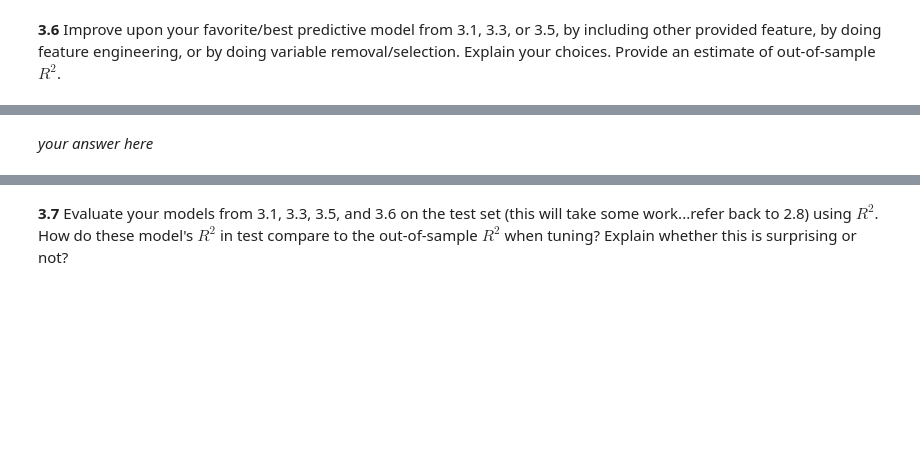
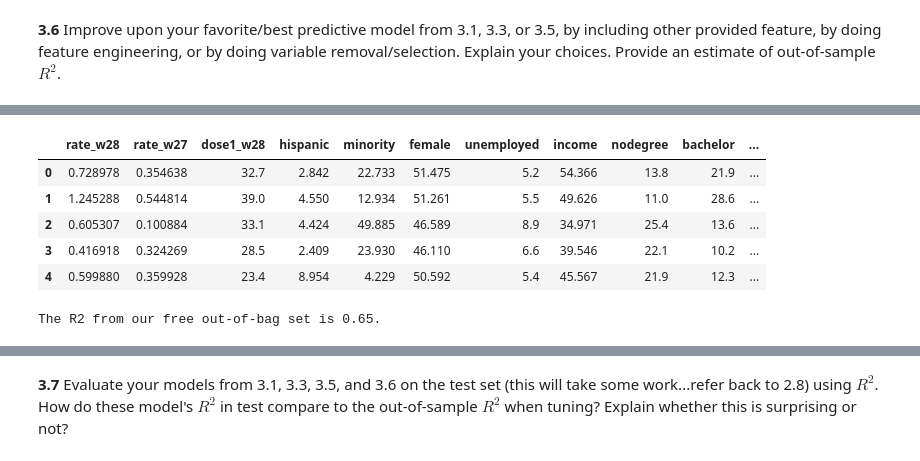
Before and after one commit to kkvalsvik/DataScience_cs109a_Harvard, a Jupyter notebook: cs_s109a_finalexam_2021.ipynb, the cells around one changed output, grey strips where cells are left out. Saved outputs shown, nothing was run; the diff lists cells and outputs as text; code cells hidden in the pictures; blank space fills up the shorter version.

```diff
--- a/cs_s109a_finalexam_2021.ipynb
+++ b/cs_s109a_finalexam_2021.ipynb
@@ -1076,2 +1050,15 @@ SyntaxError: invalid syntax (<ipython-input-40-cf0dfaaa0c3b>, line 3)
-# %% [markdown]
-*your answer here*
+# %%
+# Starting with my randomforest model from 3.3:
+X_fav = covid_clean[first_order_terms]
+# Choosing to add these three columns to the dataset because they have shown to be strong predictors for covid rate:
+X_fav.insert(0, 'population', covid_clean['population'])
+X_fav.insert(1, 'deaths_w28', covid_clean['deaths_w28'])
+X_fav.insert(2, 'fully_w28', covid_clean['fully_w28'])
+X_fav.head(1)
+# %% [output]
+|  | rate_w28 | rate_w27 | dose1_w28 | hispanic | minority | female | unemployed | income | nodegree | bachelor | ... |
+| 0 | 0.728978 | 0.354638 | 32.7 | 2.842 | 22.733 | 51.475 | 5.2 | 54.366 | 13.8 | 21.9 | ... |
+| 1 | 1.245288 | 0.544814 | 39.0 | 4.550 | 12.934 | 51.261 | 5.5 | 49.626 | 11.0 | 28.6 | ... |
+| 2 | 0.605307 | 0.100884 | 33.1 | 4.424 | 49.885 | 46.589 | 8.9 | 34.971 | 25.4 | 13.6 | ... |
+| 3 | 0.416918 | 0.324269 | 28.5 | 2.409 | 23.930 | 46.110 | 6.6 | 39.546 | 22.1 | 10.2 | ... |
+| 4 | 0.599880 | 0.359928 | 23.4 | 8.954 | 4.229 | 50.592 | 5.4 | 45.567 | 21.9 | 12.3 | ... |
@@ -1077,0 +1090,5 @@ SyntaxError: invalid syntax (<ipython-input-40-cf0dfaaa0c3b>, line 3)
+# %%
+randomforest_fav_fit = RandomForestRegressor().set_params(**best_params_fav).fit(X_fav, y)
+print(f'The R2 from our free out-of-bag set is {1-error_fav:.3}.')
+# %% [output]
+The R2 from our free out-of-bag set is 0.65.
```
Also changed, not shown: parts of 16 cells of this notebook.
